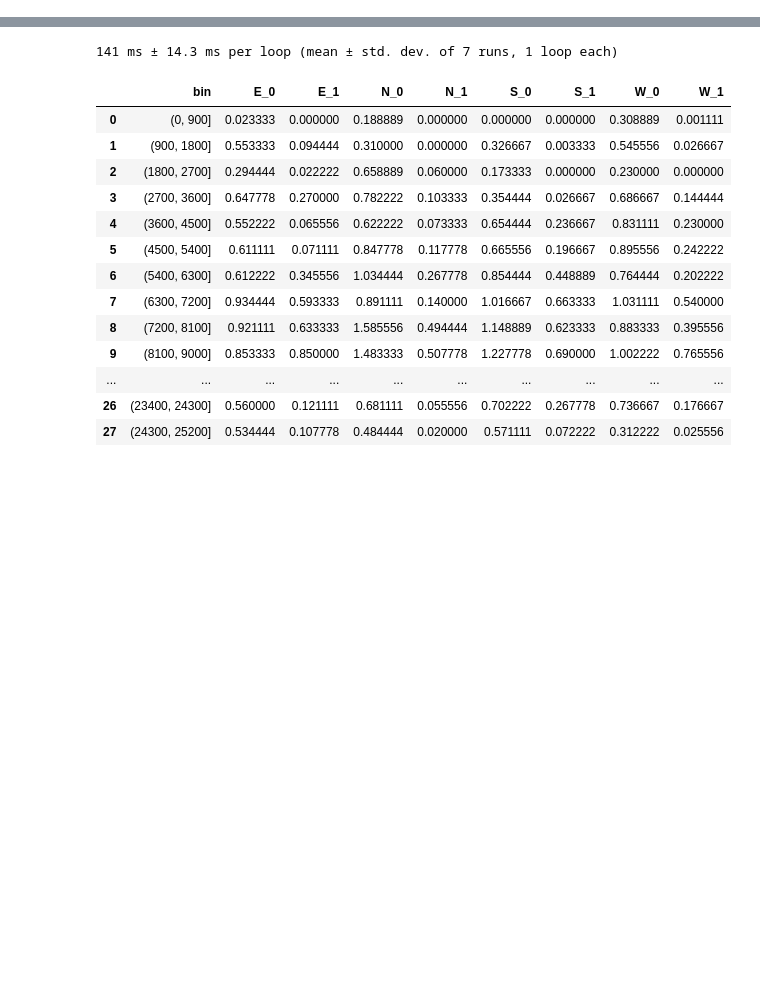
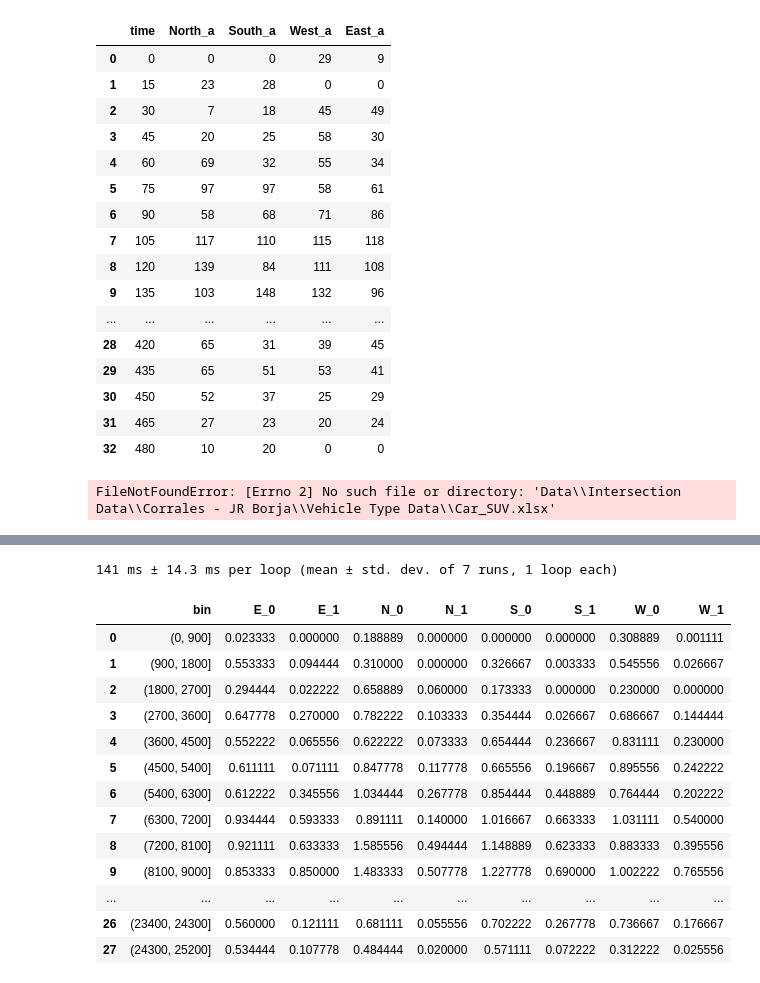
Before and after one commit to gsulay/XUTrafficSignalOptimization2122, a Jupyter notebook: Playground.ipynb, the cells around one changed output, grey strips where cells are left out. Saved outputs shown, nothing was run; the diff lists cells and outputs as text; code cells hidden in the pictures; blank space fills up the shorter version.

```diff
--- a/Playground.ipynb
+++ b/Playground.ipynb
@@ -55,3 +55,28 @@ df = eight_row_sin(lst=Day_Leg, df=df, max_=200, min_=150, sd = 30, x=x)
 #     ax.scatter(df.x,df[i])
 #     ax.set(xlabel = 'Time (Minutes)', ylabel = 'Demand')
 #     plt.show()
+# %%
+df
+# %% [output]
+|  | time | North_a | South_a | West_a | East_a |
+| 0 | 0 | 0 | 0 | 29 | 9 |
+| 1 | 15 | 23 | 28 | 0 | 0 |
+| 2 | 30 | 7 | 18 | 45 | 49 |
+| 3 | 45 | 20 | 25 | 58 | 30 |
+| 4 | 60 | 69 | 32 | 55 | 34 |
+| 5 | 75 | 97 | 97 | 58 | 61 |
+| 6 | 90 | 58 | 68 | 71 | 86 |
+| 7 | 105 | 117 | 110 | 115 | 118 |
+| 8 | 120 | 139 | 84 | 111 | 108 |
+| 9 | 135 | 103 | 148 | 132 | 96 |
+| ... | ... | ... | ... | ... | ... |
+| 28 | 420 | 65 | 31 | 39 | 45 |
+| 29 | 435 | 65 | 51 | 53 | 41 |
+| 30 | 450 | 52 | 37 | 25 | 29 |
+| 31 | 465 | 27 | 23 | 20 | 24 |
+| 32 | 480 | 10 | 20 | 0 | 0 |
+# %%
+df = pd.read_excel('Data\Intersection Data\Corrales - JR Borja\Vehicle Type Data\Car_SUV.xlsx', sheet_name='Cars_SUV')
+df
+# %% [output]
+FileNotFoundError: [Errno 2] No such file or directory: 'Data\\Intersection Data\\Corrales - JR Borja\\Vehicle Type Data\\Car_SUV.xlsx'
```
Also changed, not shown: parts of 6 cells of this notebook.
